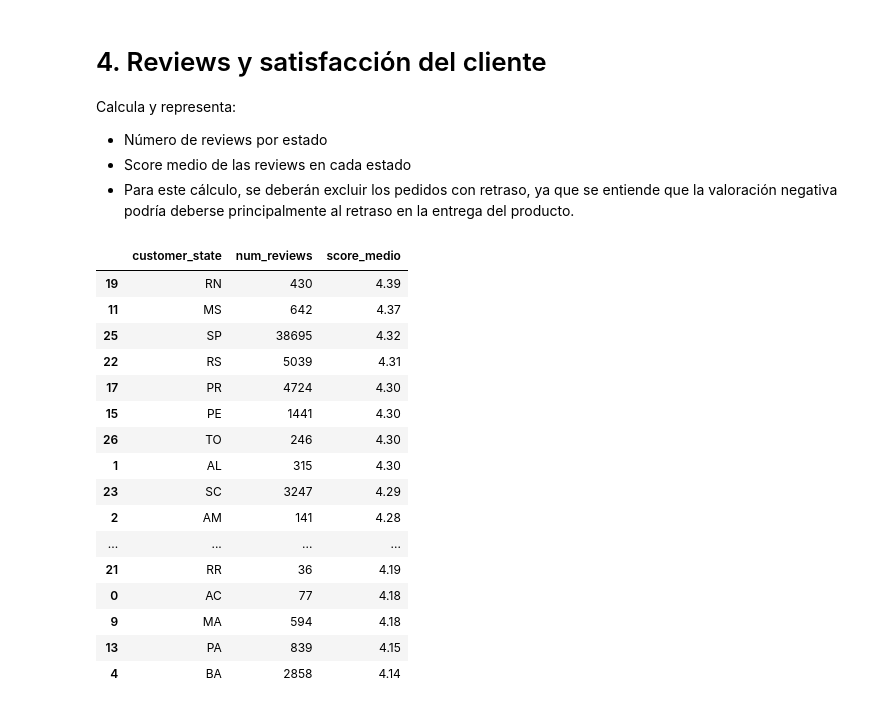
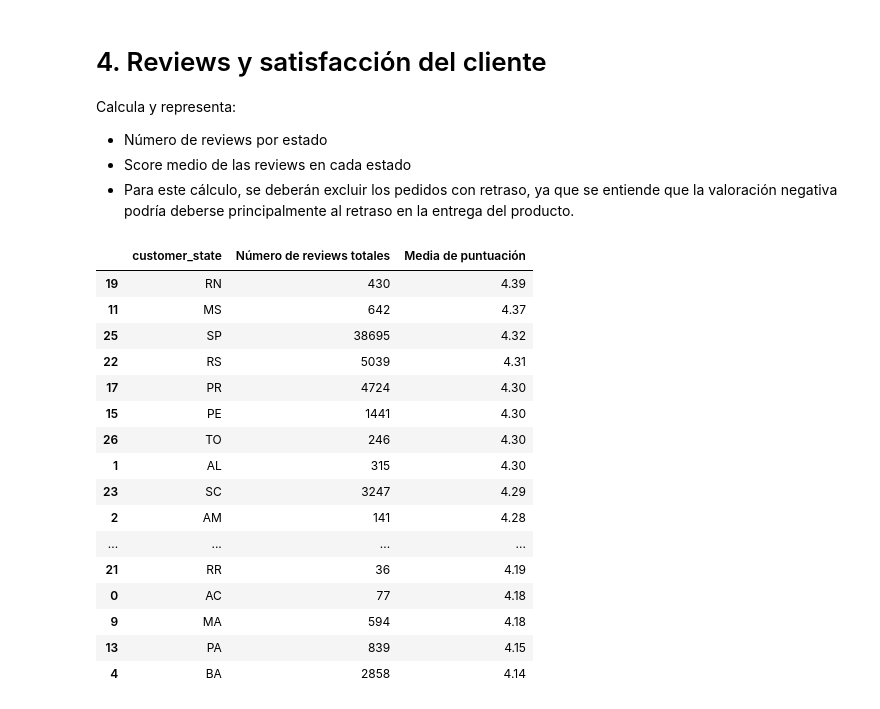
Before and after one commit to jgarciavStemdo/EDA_StreamLit, a Jupyter notebook: EDA_StreamLit_Jorge_y_Maria.ipynb, the cells around one changed output. Cells and saved outputs as stored; diff of their text form; code cells hidden in the pictures.

Commit message:
Renames de columnas para mejor visualización y analisis

```diff
--- a/EDA_StreamLit_Jorge_y_Maria.ipynb
+++ b/EDA_StreamLit_Jorge_y_Maria.ipynb
@@ -202,23 +190,28 @@ Calcula y representa:
 # %%
 reviews_products_delivered = delivered_orders.merge(csv_reviews_dataset[['order_id', 'review_score']], on='order_id')
 
 # Comprobación de que no exista review sin puntuación
 reviews_products_delivered['review_score'].isna().sum()
 
-on_time_reviews = reviews_products_delivered[
-    (reviews_products_delivered['is_late'] == False) &
-    (reviews_products_delivered['review_score'].notna())
-]
+on_time_reviews = reviews_products_delivered[(reviews_products_delivered['is_late'] == False)]
 
-reviews_by_state = on_time_reviews.groupby('customer_state')['review_score'].count().reset_index(name='num_reviews')
+reviews_by_state = on_time_reviews.groupby('customer_state')['review_score'].count().reset_index()
 
-avg_score_by_state = on_time_reviews.groupby('customer_state')['review_score'].mean().round(2).reset_index(name='score_medio')
+avg_score_by_state = on_time_reviews.groupby('customer_state')['review_score'].mean().round(2).reset_index()
 
-reviews_stats = reviews_by_state.merge(avg_score_by_state, on='customer_state').sort_values(by='score_medio', ascending=False)
+reviews_by_state = reviews_by_state.rename(columns={
+    'review_score': 'Número de reviews totales'
+})
+
+avg_score_by_state = avg_score_by_state.rename(columns={
+    'review_score':'Media de puntuación'
+})
+
+reviews_stats = reviews_by_state.merge(avg_score_by_state, on='customer_state').sort_values(by='Media de puntuación', ascending=False)
 
 reviews_stats
 # %% [output]
-|  | customer_state | num_reviews | score_medio |
+|  | customer_state | Número de reviews totales | Media de puntuación |
 | 19 | RN | 430 | 4.39 |
 | 11 | MS | 642 | 4.37 |
 | 25 | SP | 38695 | 4.32 |
```
Also changed, not shown: parts of 3 cells of this notebook, 1 other file.
